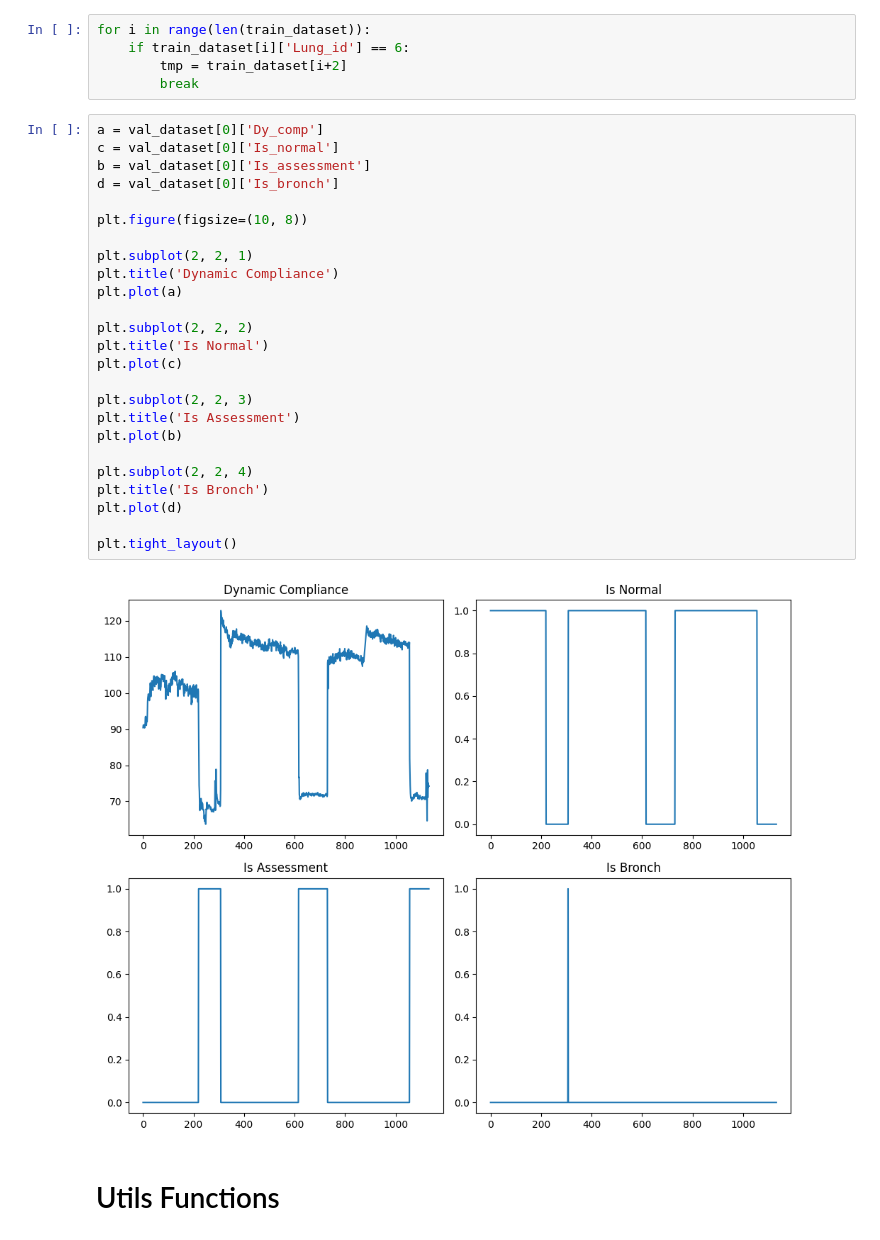
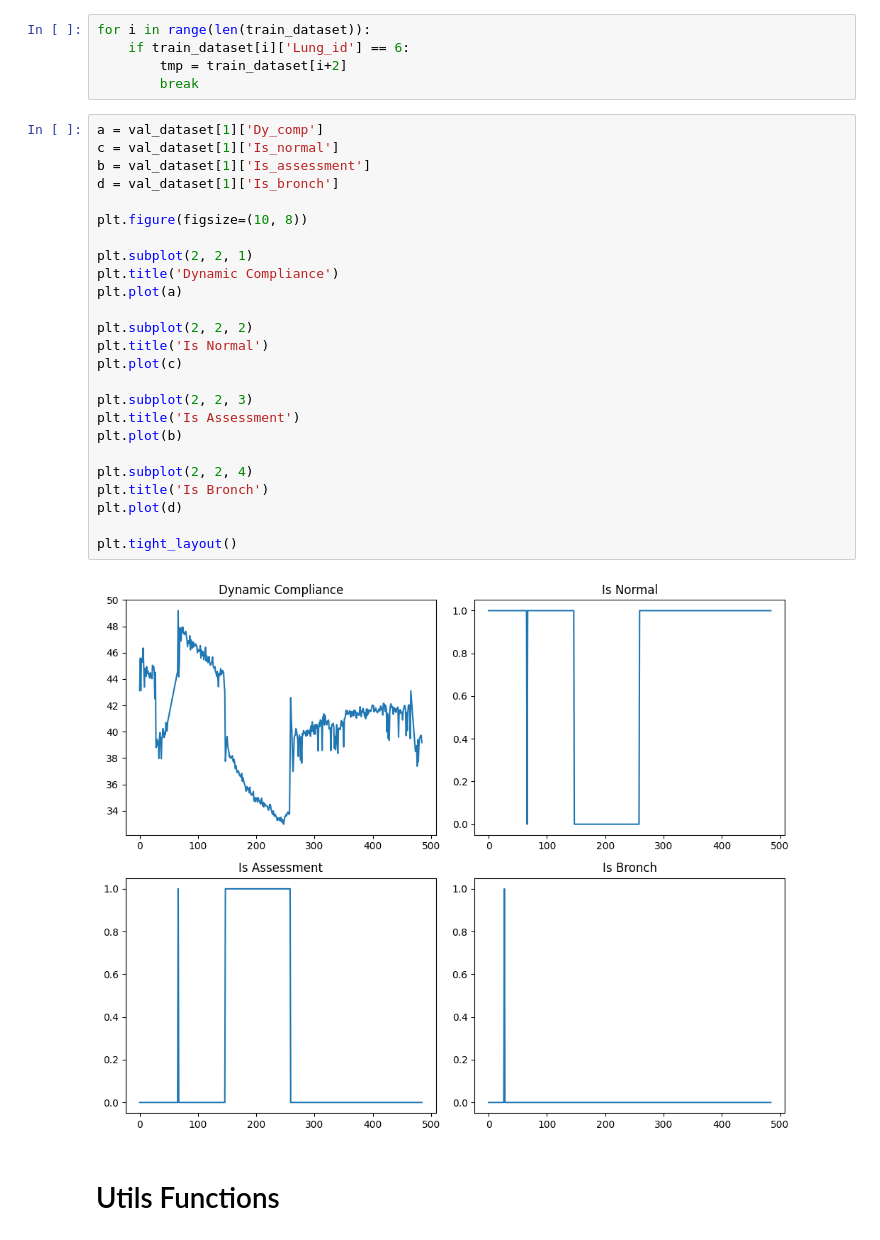
Before and after one commit to VictorH2208/Capstone-CNN, a Jupyter notebook: CNN/torch_cnn.ipynb, the cells around one changed output. Drawn from its saved outputs; the diff is of its cells as text.

```diff
--- a/CNN/torch_cnn.ipynb
+++ b/CNN/torch_cnn.ipynb
@@ -53,32 +53,32 @@ for i in range(len(train_dataset)):
         tmp = train_dataset[i+2]
         break
 # %%
-a = val_dataset[0]['Dy_comp']
-c = val_dataset[0]['Is_normal']
-b = val_dataset[0]['Is_assessment']
-d = val_dataset[0]['Is_bronch']
+a = val_dataset[1]['Dy_comp']
+c = val_dataset[1]['Is_normal']
+b = val_dataset[1]['Is_assessment']
+d = val_dataset[1]['Is_bronch']
 
 plt.figure(figsize=(10, 8))
 
 plt.subplot(2, 2, 1)
 plt.title('Dynamic Compliance')
 plt.plot(a)
 
 plt.subplot(2, 2, 2)
 plt.title('Is Normal')
 plt.plot(c)
 
 plt.subplot(2, 2, 3)
 plt.title('Is Assessment')
 plt.plot(b)
 
 plt.subplot(2, 2, 4)
 plt.title('Is Bronch')
 plt.plot(d)
 
 plt.tight_layout()
 # %% [output]
-[figure, old version]
+[figure, new version]
 # %% [markdown]
 # Utils Functions
 # %%
```
Also changed, not shown: parts of 10 cells of this notebook.
